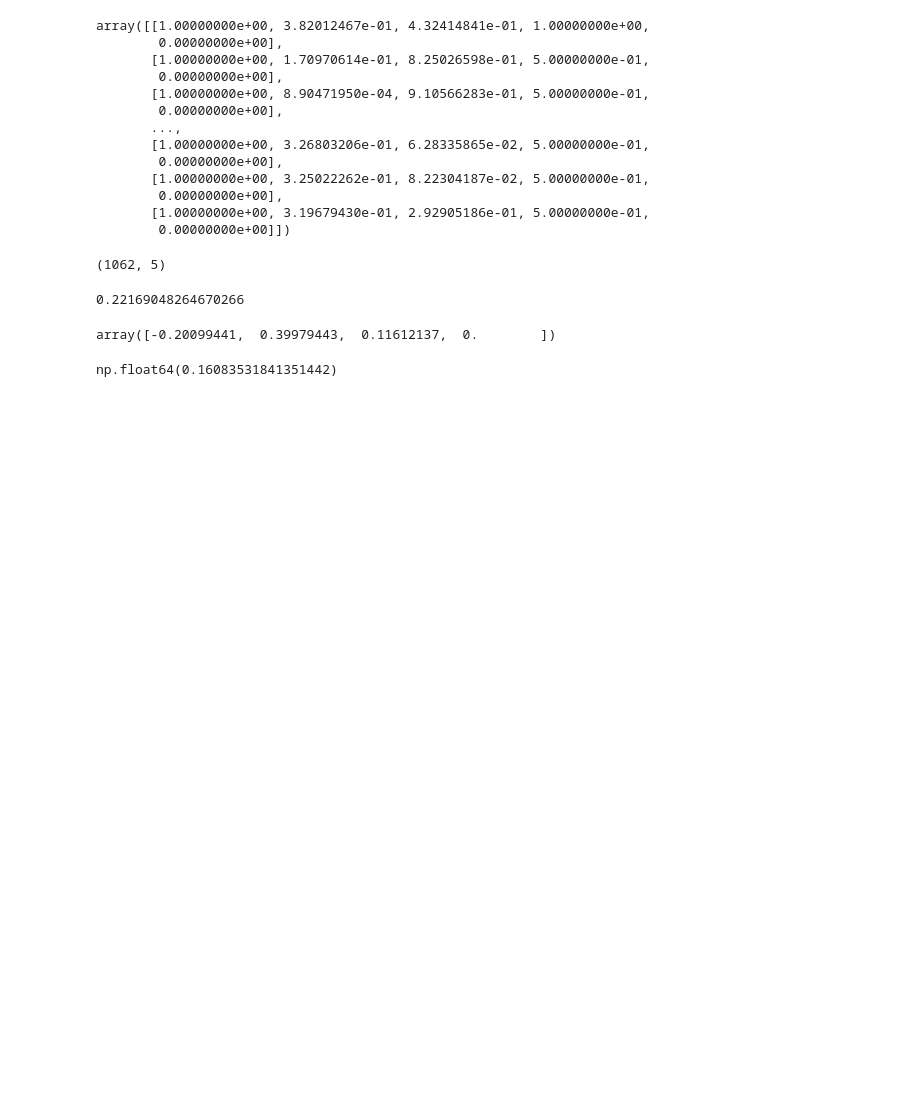
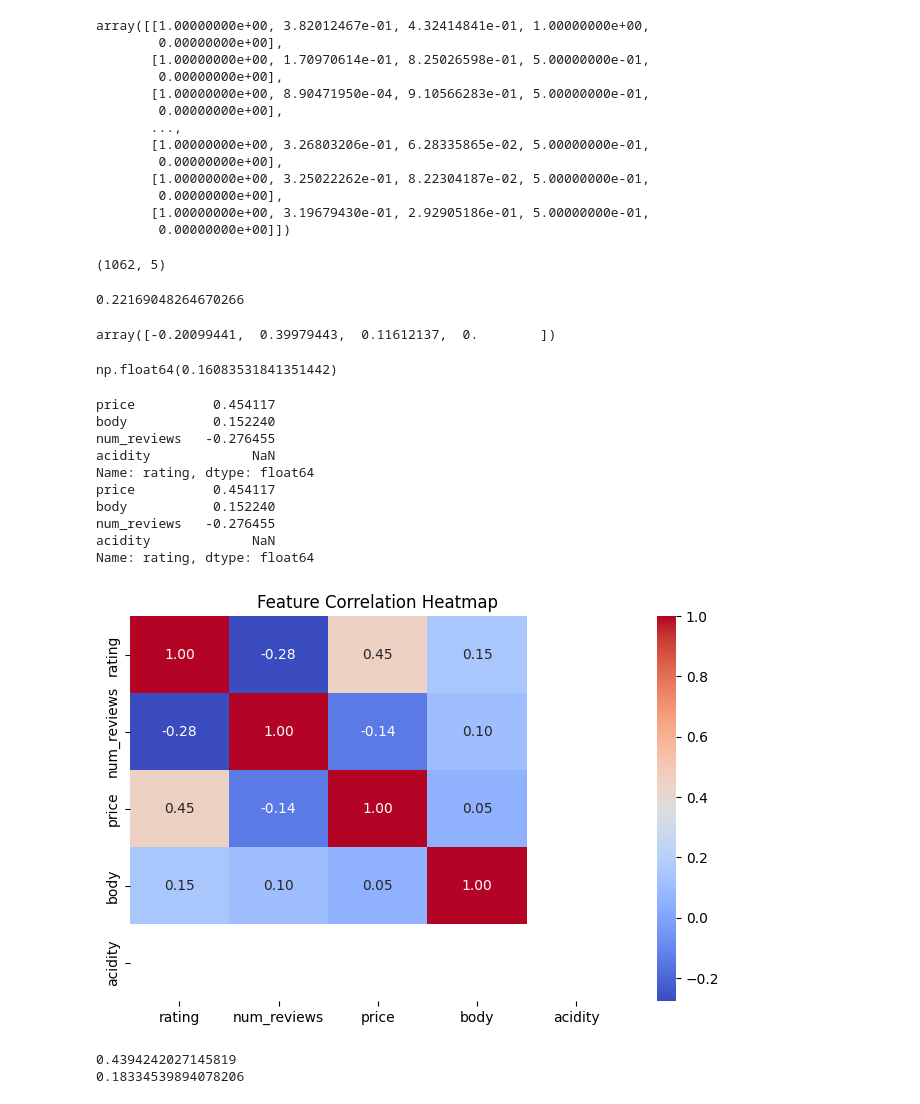
Before and after one commit to iiitl/Regression-25, a Jupyter notebook: Linear_regression_without_using_sklearn_libraries.ipynb, the cells around one changed output. Drawn from its saved outputs; the diff is of its cells as text; code cells hidden in the pictures; blank space fills up the shorter version.

Commit message:
Used multiple as well as simple linear regression

```diff
--- a/Linear_regression_without_using_sklearn_libraries.ipynb
+++ b/Linear_regression_without_using_sklearn_libraries.ipynb
@@ -125,3 +125,28 @@ lr.intercept_
 np.float64(0.16083531841351442)
 # %%
 #Working is same as sklearn model
+# %%
+# NOW LETS USE SIMPLE LINEAR REGRESSION ON THE BEST FEATURE..
+#FIND CORRELATION OF RATING COL WITH OTHERS
+
+numeric_train_df = train_df.select_dtypes(include=[np.number])  #ONLY NUMERIC COLUMNS
+correlation = numeric_train_df.corr()["rating"].drop("rating").sort_values(ascending=False)
+print(correlation)
+
+print(correlation)
+plt.figure(figsize=(8, 5))
+sns.heatmap(numeric_train_df.corr(), annot=True, cmap="coolwarm", fmt=".2f")
+plt.title("Feature Correlation Heatmap")
+plt.show()
+# %% [output]
+price          0.454117
+body           0.152240
+num_reviews   -0.276455
+acidity             NaN
+Name: rating, dtype: float64
+price          0.454117
+body           0.152240
+num_reviews   -0.276455
+acidity             NaN
+Name: rating, dtype: float64
+[figure, added]
@@ -127,0 +188,5 @@ np.float64(0.16083531841351442)
+# %%
+lr.fit(X_train,y_train) # VALUES OF M AND B
+# %% [output]
+0.4394242027145819
+0.18334539894078206
```
Also changed, not shown: parts of 16 cells of this notebook.
